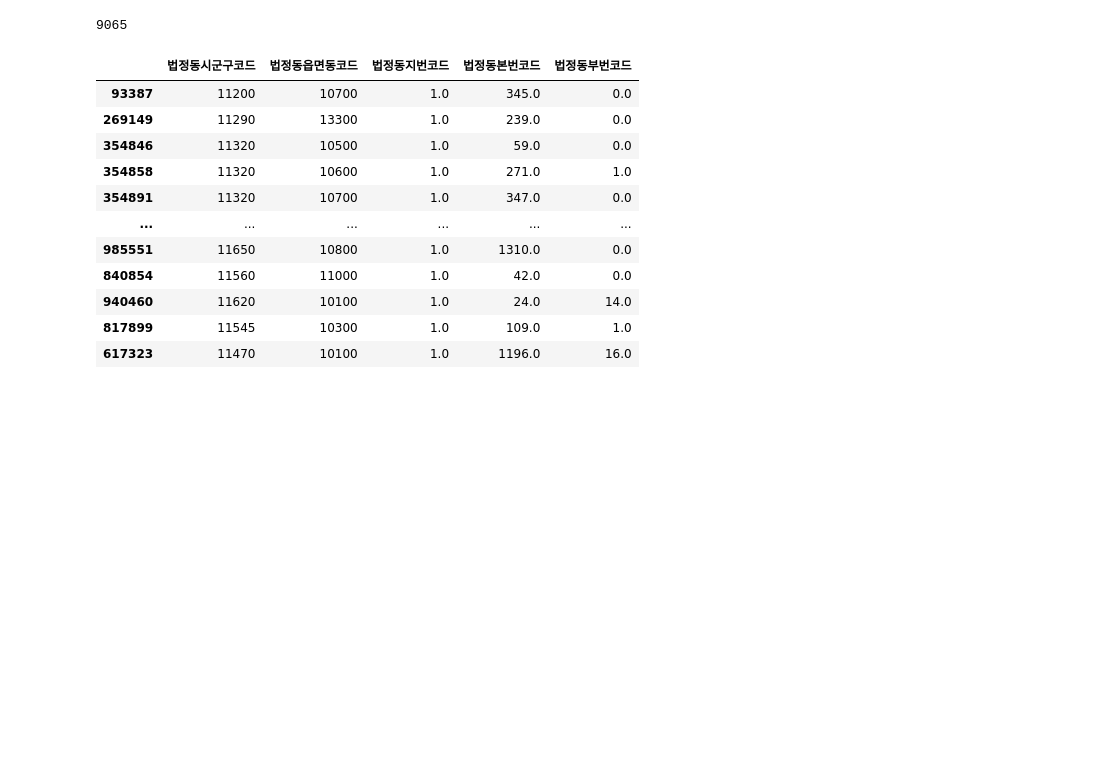
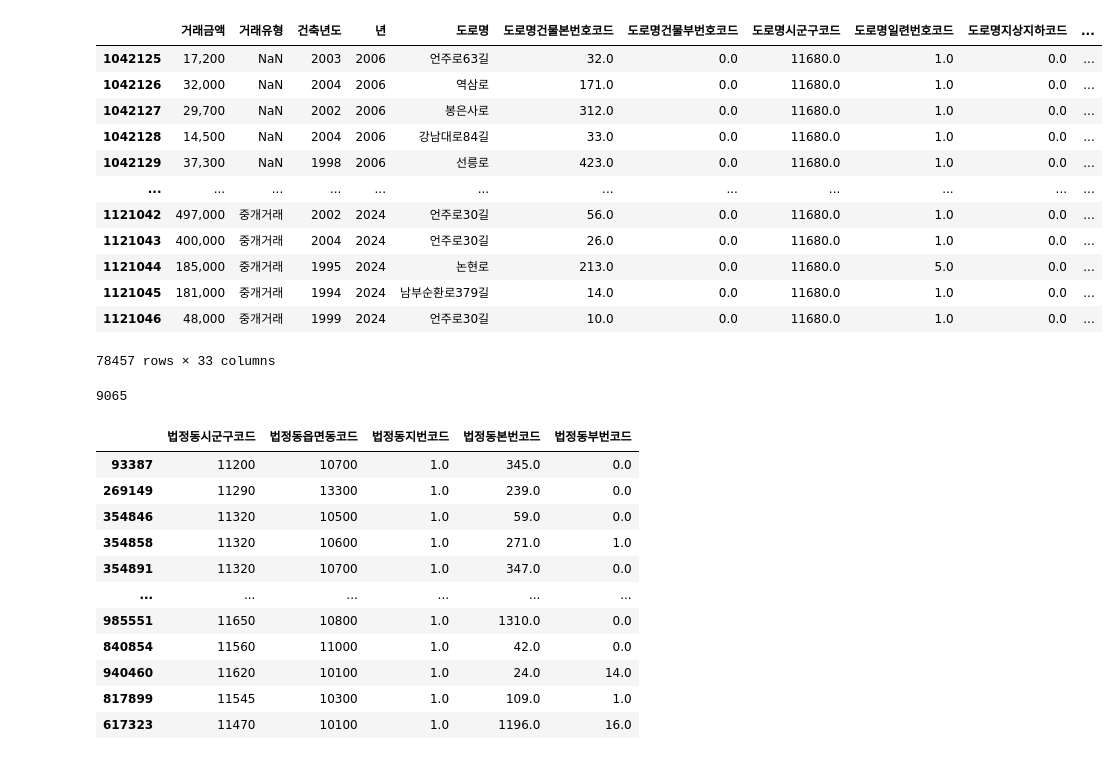
Before and after one commit to sdjhs0327/ws_prop, a Jupyter notebook: script/02_02_apt_trading_preproc.ipynb, the cells around one changed output. Saved outputs shown, nothing was run; the diff lists cells and outputs as text; code cells hidden in the pictures; blank space fills up the shorter version.

```diff
--- a/script/02_02_apt_trading_preproc.ipynb
+++ b/script/02_02_apt_trading_preproc.ipynb
@@ -42,3 +51,19 @@ trading_df['평형대코드'][trading_df['전용면적'] < 48] = '1'
+# %%
+trading_df[trading_df['법정동시군구코드'] == 11680]
+# %% [output]
+|  | 거래금액 | 거래유형 | 건축년도 | 년 | 도로명 | 도로명건물본번호코드 | 도로명건물부번호코드 | 도로명시군구코드 | 도로명일련번호코드 | 도로명지상지하코드 | ... |
+| 1042125 | 17,200 | NaN | 2003 | 2006 | 언주로63길 | 32.0 | 0.0 | 11680.0 | 1.0 | 0.0 | ... |
+| 1042126 | 32,000 | NaN | 2004 | 2006 | 역삼로 | 171.0 | 0.0 | 11680.0 | 1.0 | 0.0 | ... |
+| 1042127 | 29,700 | NaN | 2002 | 2006 | 봉은사로 | 312.0 | 0.0 | 11680.0 | 1.0 | 0.0 | ... |
+| 1042128 | 14,500 | NaN | 2004 | 2006 | 강남대로84길 | 33.0 | 0.0 | 11680.0 | 1.0 | 0.0 | ... |
+| 1042129 | 37,300 | NaN | 1998 | 2006 | 선릉로 | 423.0 | 0.0 | 11680.0 | 1.0 | 0.0 | ... |
+| ... | ... | ... | ... | ... | ... | ... | ... | ... | ... | ... | ... |
+| 1121042 | 497,000 | 중개거래 | 2002 | 2024 | 언주로30길 | 56.0 | 0.0 | 11680.0 | 1.0 | 0.0 | ... |
+| 1121043 | 400,000 | 중개거래 | 2004 | 2024 | 언주로30길 | 26.0 | 0.0 | 11680.0 | 1.0 | 0.0 | ... |
+| 1121044 | 185,000 | 중개거래 | 1995 | 2024 | 논현로 | 213.0 | 0.0 | 11680.0 | 5.0 | 0.0 | ... |
+| 1121045 | 181,000 | 중개거래 | 1994 | 2024 | 남부순환로379길 | 14.0 | 0.0 | 11680.0 | 1.0 | 0.0 | ... |
+| 1121046 | 48,000 | 중개거래 | 1999 | 2024 | 언주로30길 | 10.0 | 0.0 | 11680.0 | 1.0 | 0.0 | ... |
+78457 rows × 33 columns
 # %%
 ## 단지매핑정보를 불러와서 세대수와 식별자를 부여함
 path = 'C:/Users/sdjhs/git'
```
Also changed, not shown: parts of 1 cell of this notebook.
